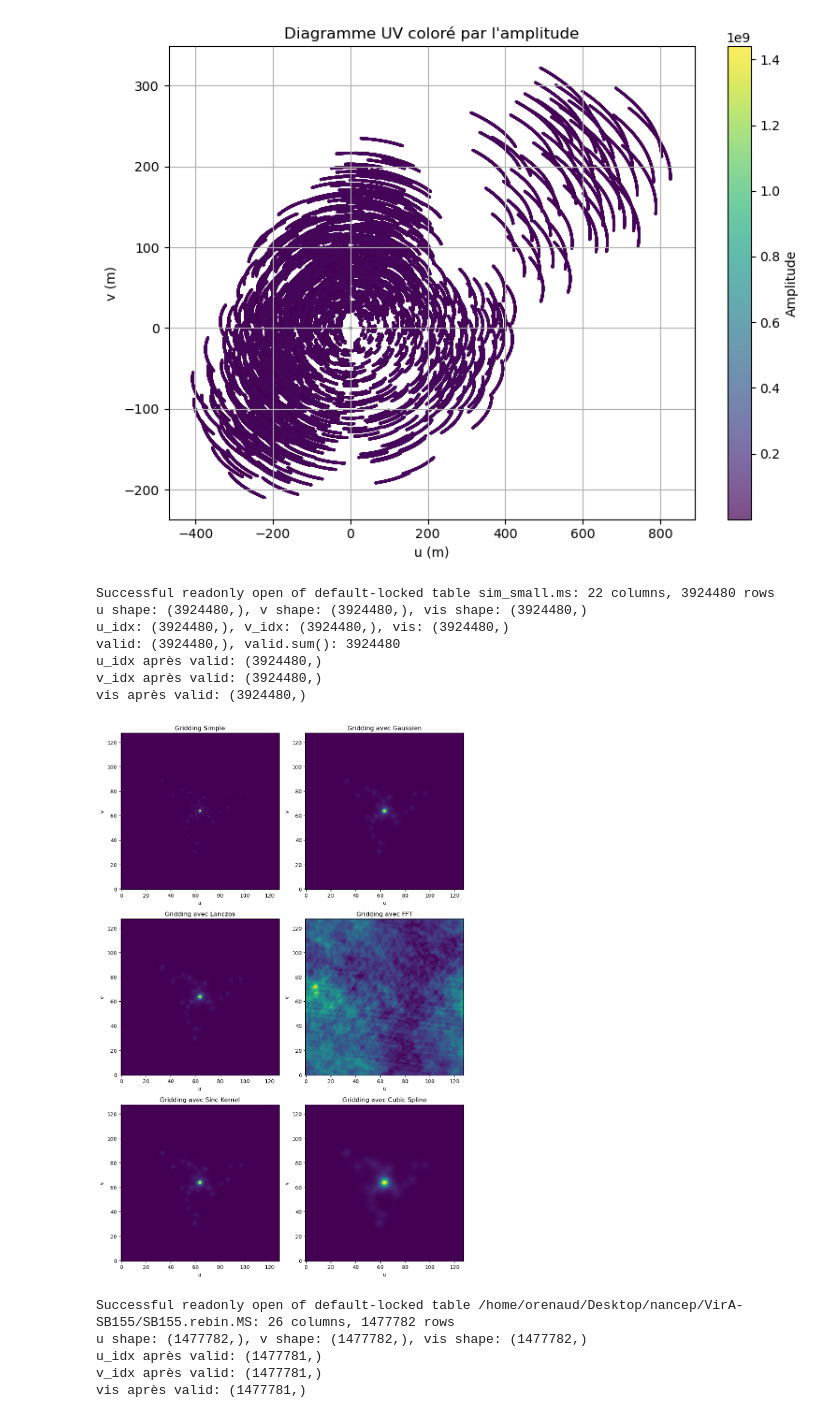
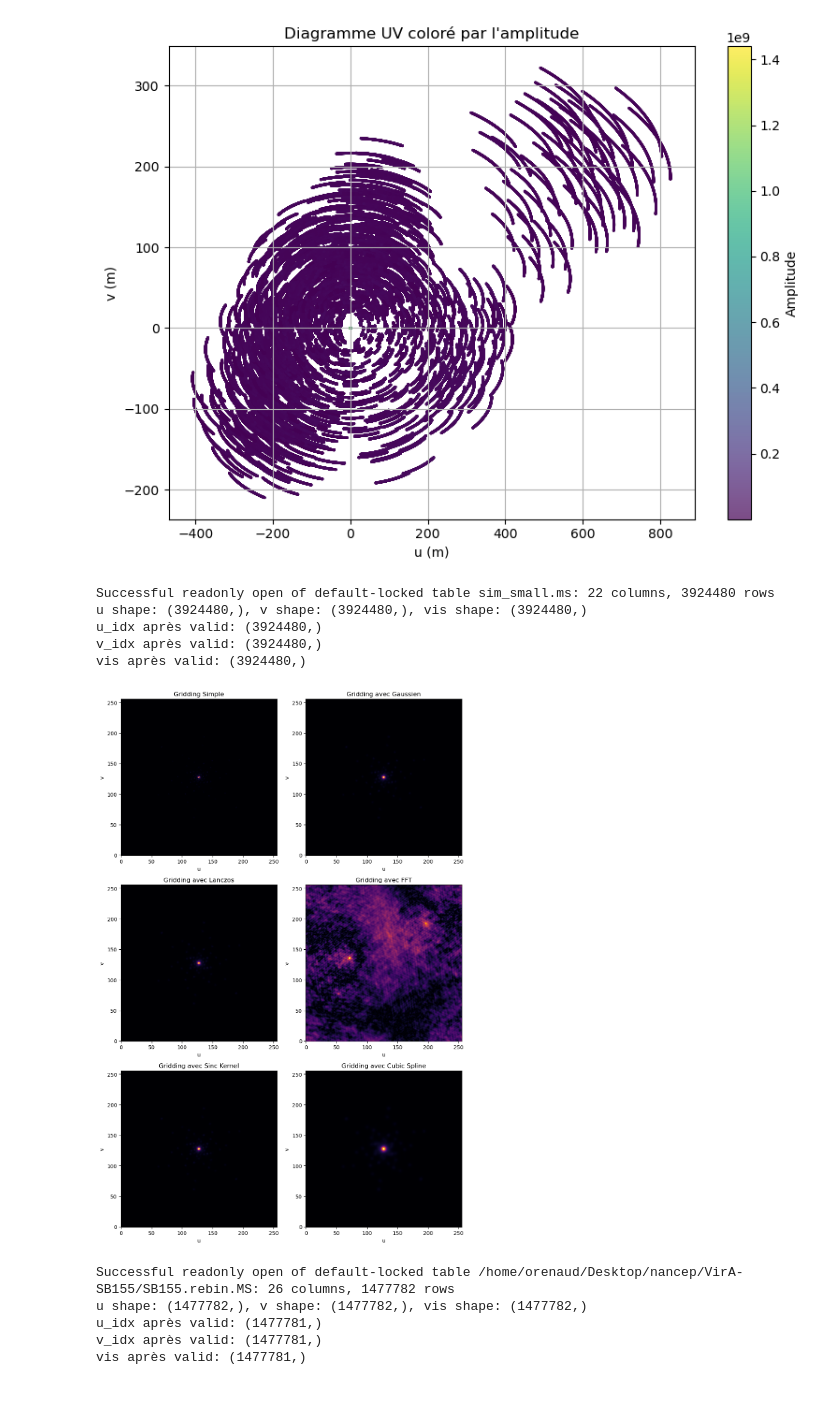
Before and after one commit to Ophelie-Renaud/simsdp-generic-imaging-pipeline, a Jupyter notebook: read_ms/data.ipynb, the cells around one changed output. Cells and saved outputs as stored; diff of their text form; code cells hidden in the pictures.

```diff
--- a/read_ms/data.ipynb
+++ b/read_ms/data.ipynb
@@ -164,15 +164,13 @@ data = t.getcol('DATA')  # shape: (N, 1, 1)
 t.close()
 
 # === Extraction des données ===
-u = uvw[0, :]  # (n_rows,)
-v = uvw[1, :]  # (n_rows,)
 u = uvw[:, 0]
 v = uvw[:, 1]
 vis = data[:, 0, 0].flatten()  # Assurez-vous que vis est un tableau 1D
 print(f"u shape: {u.shape}, v shape: {v.shape}, vis shape: {vis.shape}")
 
 # === Paramètres de la grille ===
-grid_size = 128  # Taille de la grille
+grid_size = 256  # Taille de la grille
 uv_max = np.max(np.abs(np.concatenate([u, v])))  # Plage maximale des coordonnées UV
 du = 2 * uv_max / grid_size  # Taille d’un pixel en uv
 
@@ -180,22 +178,31 @@ du = 2 * uv_max / grid_size  # Taille d’un pixel en uv
 u_idx = ((u + uv_max) / du).astype(int)  # Conversion des coordonnées UV en indices de grille
 v_idx = ((v + uv_max) / du).astype(int)
 
-# === Vérification des dimensions ===
-print(f"u_idx: {u_idx.shape}, v_idx: {v_idx.shape}, vis: {vis.shape}")
 
 # === Filtrage des indices valides ===
 valid = (u_idx >= 0) & (u_idx < grid_size) & (v_idx >= 0) & (v_idx < grid_size)
-print(f"valid: {valid.shape}, valid.sum(): {valid.sum()}")
 
 # === Sélection des données valides ===
 u_idx = u_idx[valid]
 v_idx = v_idx[valid]
-vis = vis[:len(u_idx)]  # Limite vis à la taille de u_idx
+vis = vis[valid]  # Limite vis à la taille de u_idx
+
 
 # === Vérification ===
 print(f"u_idx après valid: {u_idx.shape}")
 print(f"v_idx après valid: {v_idx.shape}")
 print(f"vis après valid: {vis.shape}")
+
+# Ajout des visibilités conjuguées pour symétriser le plan UV
+u_idx_sym = grid_size - 1 - u_idx
+v_idx_sym = grid_size - 1 - v_idx
+
+vis_sym = np.conj(vis)
+
+# On concatène les originaux + conjugués
+u_idx = np.concatenate([u_idx, u_idx_sym])
+v_idx = np.concatenate([v_idx, v_idx_sym])
+vis = np.concatenate([vis, vis_sym])
 
 # --- 1. Gridding simple (binning direct) ---
 grid_simple = np.zeros((grid_size, grid_size), dtype=complex)
@@ -224,8 +231,8 @@ grid_lanczos_smoothed = gaussian_filter(np.abs(grid_lanczos), sigma=1.0)  # Simp
 grid_fft = np.zeros((grid_size, grid_size), dtype=complex)
 for i in range(len(u_idx)):
     grid_fft[v_idx[i], u_idx[i]] += vis[i]
-grid_fft = np.fft.ifftshift(grid_fft)  # Shift pour l'affichage
-image_fft = np.abs(np.fft.ifft2(np.fft.ifftshift(grid_fft)))
+
+image_fft = np.abs(np.fft.ifftshift(np.fft.ifft2(np.fft.fftshift(grid_fft))))
 
 # === Gridding avec kernel sinc ===
 def sinc_kernel(x, width=3):
@@ -250,54 +257,53 @@ grid_spline = gaussian_filter(np.abs(grid_spline), sigma=2.0)  # Lissage léger
 
 # --- Affichage des résultats ---
 fig, axes = plt.subplots(3, 2, figsize=(10, 15))
+cmap = 'inferno'
 
 # Gridding simple
-axes[0, 0].imshow(np.abs(grid_simple), cmap='viridis', origin='lower', aspect='auto')
+axes[0, 0].imshow(np.abs(grid_simple), cmap=cmap, origin='lower', aspect='auto')
 axes[0, 0].set_title("Gridding Simple")
 axes[0, 0].set_xlabel('u')
 axes[0, 0].set_ylabel('v')
 
 # Gridding avec kernel gaussien
-axes[0, 1].imshow(grid_gaussian_smoothed, cmap='viridis', origin='lower', aspect='auto')
+axes[0, 1].imshow(grid_gaussian_smoothed, cmap=cmap, origin='lower', aspect='auto')
 axes[0, 1].set_title("Gridding avec Gaussien")
 axes[0, 1].set_xlabel('u')
 axes[0, 1].set_ylabel('v')
 
 # Gridding avec Lanczos
-axes[1, 0].imshow(grid_lanczos_smoothed, cmap='viridis', origin='lower', aspect='auto')
+axes[1, 0].imshow(grid_lanczos_smoothed, cmap=cmap, origin='lower', aspect='auto')
 axes[1, 0].set_title("Gridding avec Lanczos")
 axes[1, 0].set_xlabel('u')
 axes[1, 0].set_ylabel('v')
 
 # Gridding avec FFT
-axes[1, 1].imshow(image_fft, cmap='viridis', origin='lower', aspect='auto')
+axes[1, 1].imshow(image_fft.T, cmap=cmap, origin='lower', aspect='auto')
 axes[1, 1].set_title("Gridding avec FFT")
 axes[1, 1].set_xlabel('u')
 axes[1, 1].set_ylabel('v')
 
 # Sinc Kernel
-axes[2, 0].imshow(np.abs(grid_sinc), cmap='viridis', origin='lower', aspect='auto')
+axes[2, 0].imshow(np.abs(grid_sinc), cmap=cmap, origin='lower', aspect='auto')
 axes[2, 0].set_title("Gridding avec Sinc Kernel")
 axes[2, 0].set_xlabel('u')
 axes[2, 0].set_ylabel('v')
 
 # Cubic Spline Interpolation
-axes[2, 1].imshow(np.abs(grid_spline), cmap='viridis', origin='lower', aspect='auto')
+axes[2, 1].imshow(np.abs(grid_spline), cmap=cmap, origin='lower', aspect='auto')
 axes[2, 1].set_title("Gridding avec Cubic Spline")
 axes[2, 1].set_xlabel('u')
 axes[2, 1].set_ylabel('v')
 
 plt.tight_layout()
 plt.show()
 # %% [output]
 Successful readonly open of default-locked table sim_small.ms: 22 columns, 3924480 rows
 u shape: (3924480,), v shape: (3924480,), vis shape: (3924480,)
-u_idx: (3924480,), v_idx: (3924480,), vis: (3924480,)
-valid: (3924480,), valid.sum(): 3924480
 u_idx après valid: (3924480,)
 v_idx après valid: (3924480,)
 vis après valid: (3924480,)
-[figure, old version]
+[figure, new version]
 # %%
 import numpy as np
 import matplotlib.pyplot as plt
```
Also changed, not shown: parts of 5 cells of this notebook, 42 other files.
